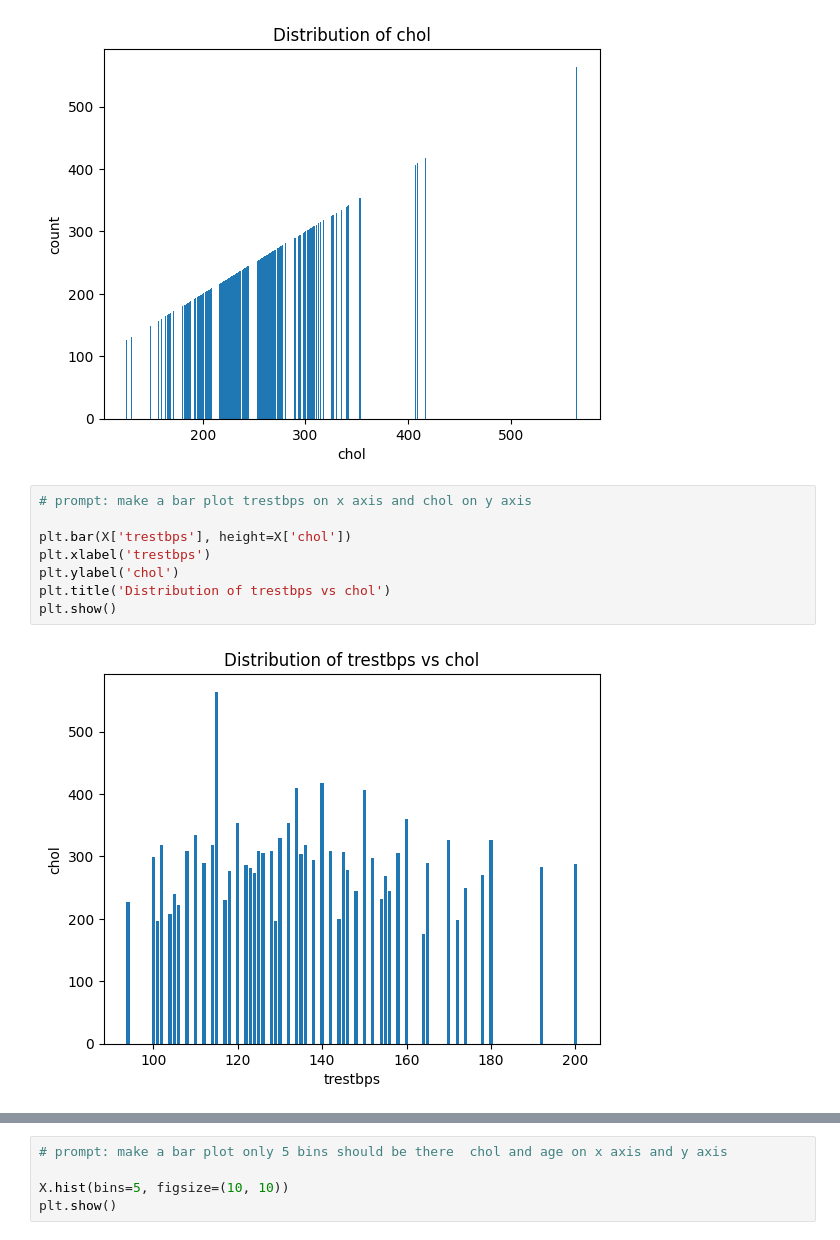
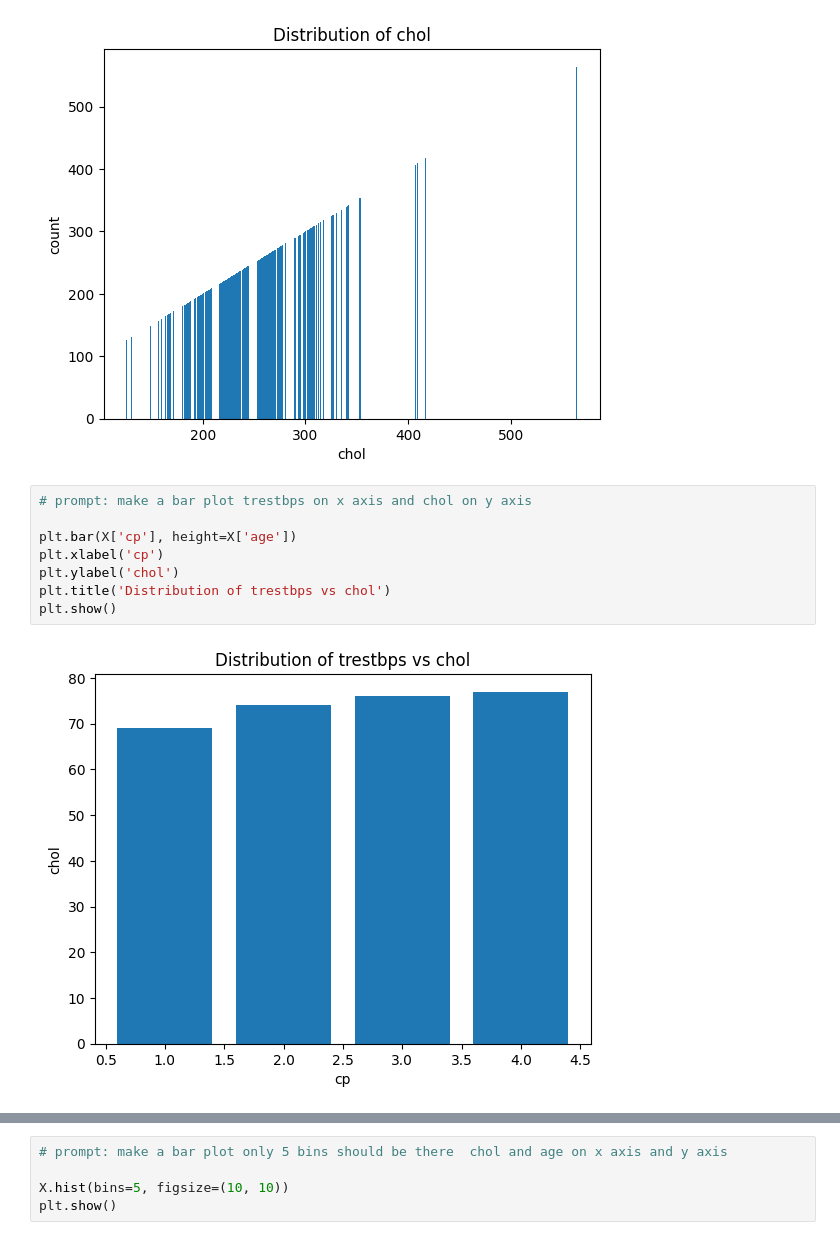
Before and after one commit to awaiskhan005/DATA-SCIENCE-AND-AI-, a Jupyter notebook: HEART_ATTACK_DATASET.ipynb, the cells around one changed output, grey strips where cells are left out. Drawn from its saved outputs; the diff is of its cells as text.

```diff
--- a/HEART_ATTACK_DATASET.ipynb
+++ b/HEART_ATTACK_DATASET.ipynb
@@ -288,11 +289,11 @@ plt.show()
 # %%
 # prompt: make a bar plot trestbps on x axis and chol on y axis
 
-plt.bar(X['trestbps'], height=X['chol'])
-plt.xlabel('trestbps')
+plt.bar(X['cp'], height=X['age'])
+plt.xlabel('cp')
 plt.ylabel('chol')
 plt.title('Distribution of trestbps vs chol')
 plt.show()
 # %% [output]
-[figure, old version]
+[figure, new version]
 # %%
```
Also changed, not shown: parts of 12 cells of this notebook.
